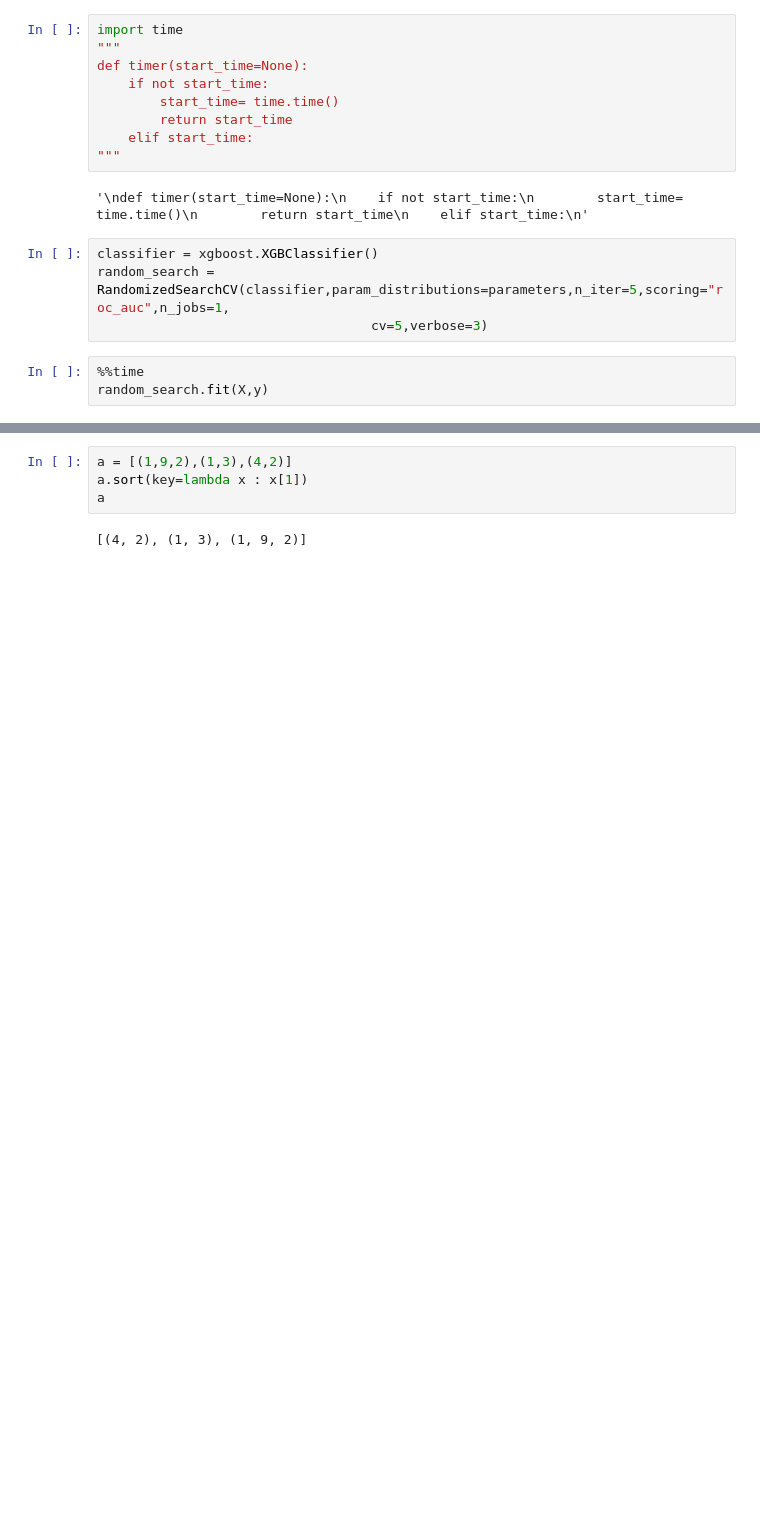
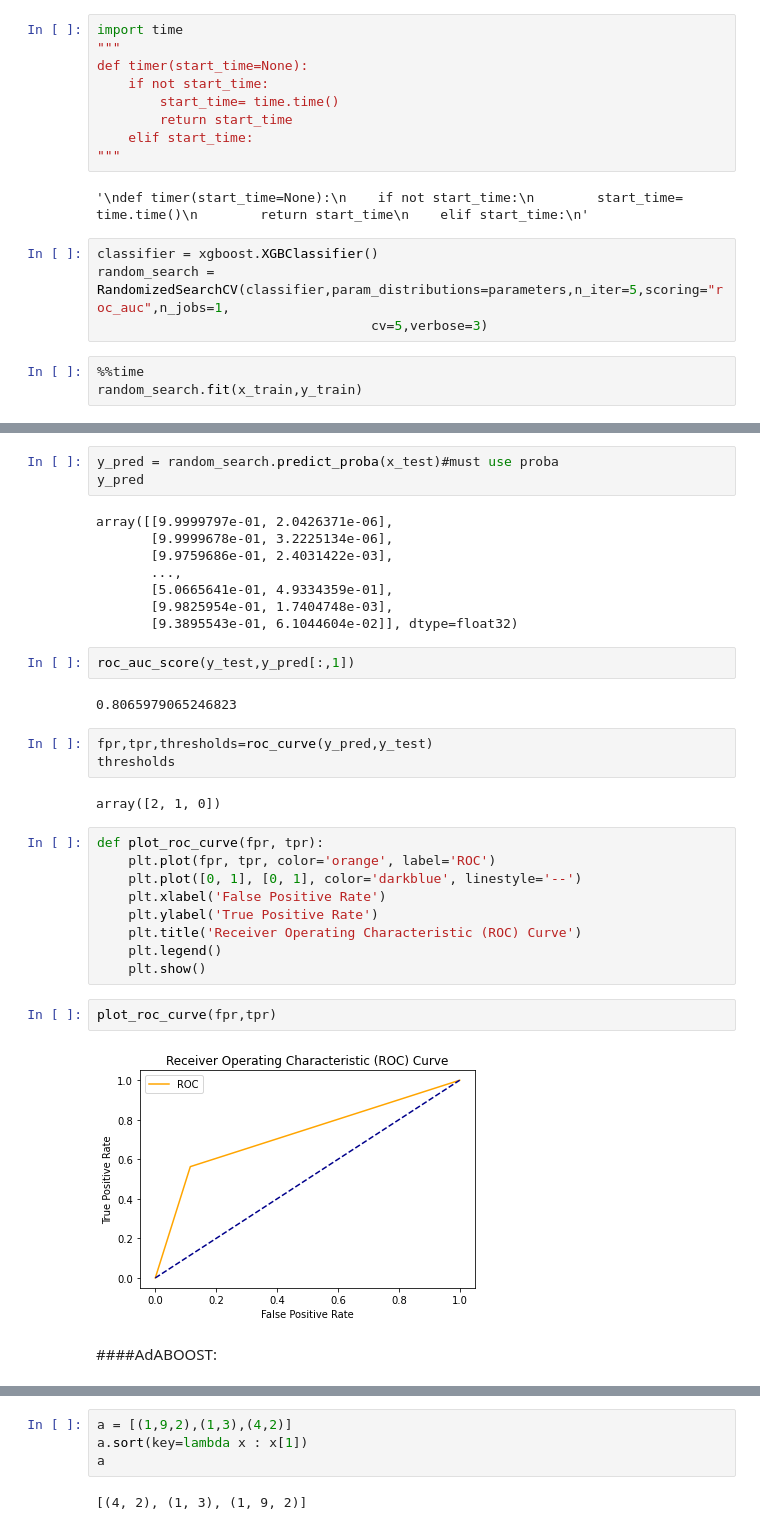
Before and after one commit to v370r/projects, a Jupyter notebook: Interview_ready!.ipynb, the cells around one changed output, grey strips where cells are left out. Drawn from its saved outputs; the diff is of its cells as text; blank space fills up the shorter version.

```diff
--- a/Interview_ready!.ipynb
+++ b/Interview_ready!.ipynb
@@ -1197,4 +1211,4 @@ random_search = RandomizedSearchCV(classifier,param_distributions=parameters,n_i
                                    cv=5,verbose=3)
 # %%
 %%time
-random_search.fit(X,y)
+random_search.fit(x_train,y_train)
@@ -1255,3 +1222,38 @@ XGBClassifier(base_score=0.5, booster='gbtree', colsample_bylevel=1,
               nthread=None, objective='binary:logistic', random_state=0,
               reg_alpha=0, reg_lambda=1, scale_pos_weight=1, seed=None,
               silent=None, subsample=1, verbosity=1)
+# %%
+y_pred = random_search.predict_proba(x_test)#must use proba
+y_pred
+# %% [output]
+array([[9.9999797e-01, 2.0426371e-06],
+       [9.9999678e-01, 3.2225134e-06],
+       [9.9759686e-01, 2.4031422e-03],
+       ...,
+       [5.0665641e-01, 4.9334359e-01],
+       [9.9825954e-01, 1.7404748e-03],
+       [9.3895543e-01, 6.1044604e-02]], dtype=float32)
+# %%
+roc_auc_score(y_test,y_pred[:,1])
+# %% [output]
+0.8065979065246823
+# %%
+fpr,tpr,thresholds=roc_curve(y_pred,y_test)
+thresholds
+# %% [output]
+array([2, 1, 0])
+# %%
+def plot_roc_curve(fpr, tpr):
+    plt.plot(fpr, tpr, color='orange', label='ROC')
+    plt.plot([0, 1], [0, 1], color='darkblue', linestyle='--')
+    plt.xlabel('False Positive Rate')
+    plt.ylabel('True Positive Rate')
+    plt.title('Receiver Operating Characteristic (ROC) Curve')
+    plt.legend()
+    plt.show()
+# %%
+plot_roc_curve(fpr,tpr)
+# %% [output]
+[figure, added]
+# %% [markdown]
+####AdABOOST:
```
Also changed, not shown: parts of 32 cells of this notebook.
